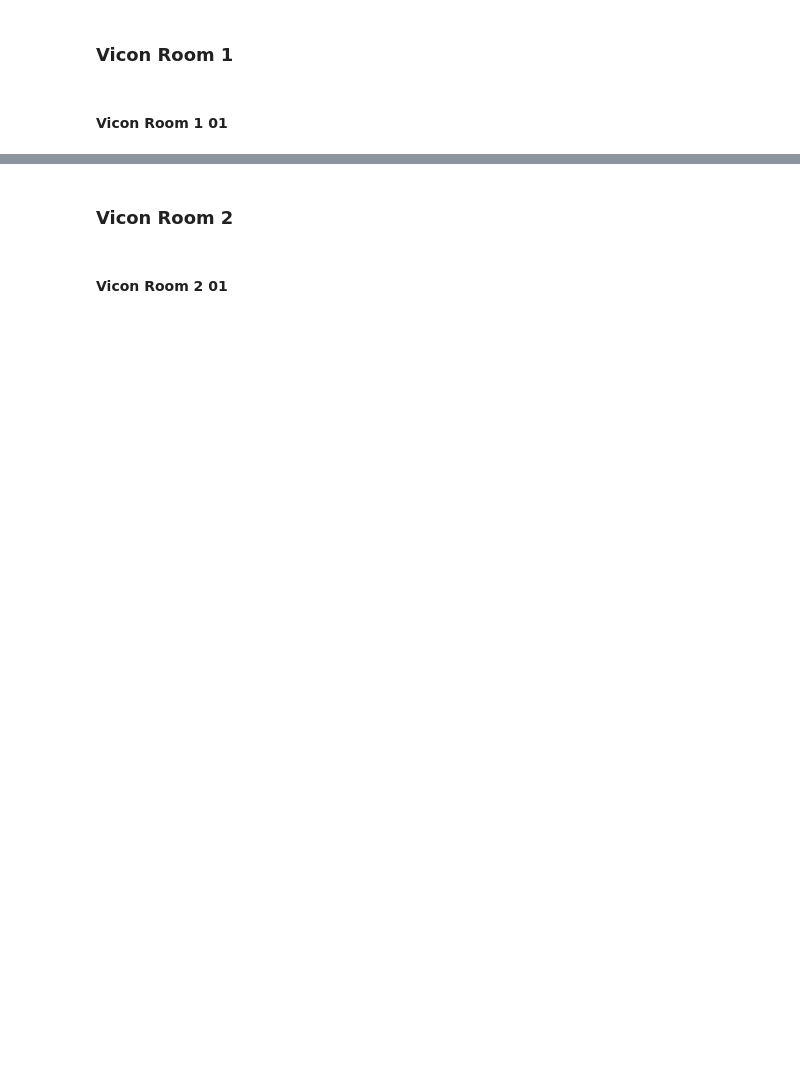
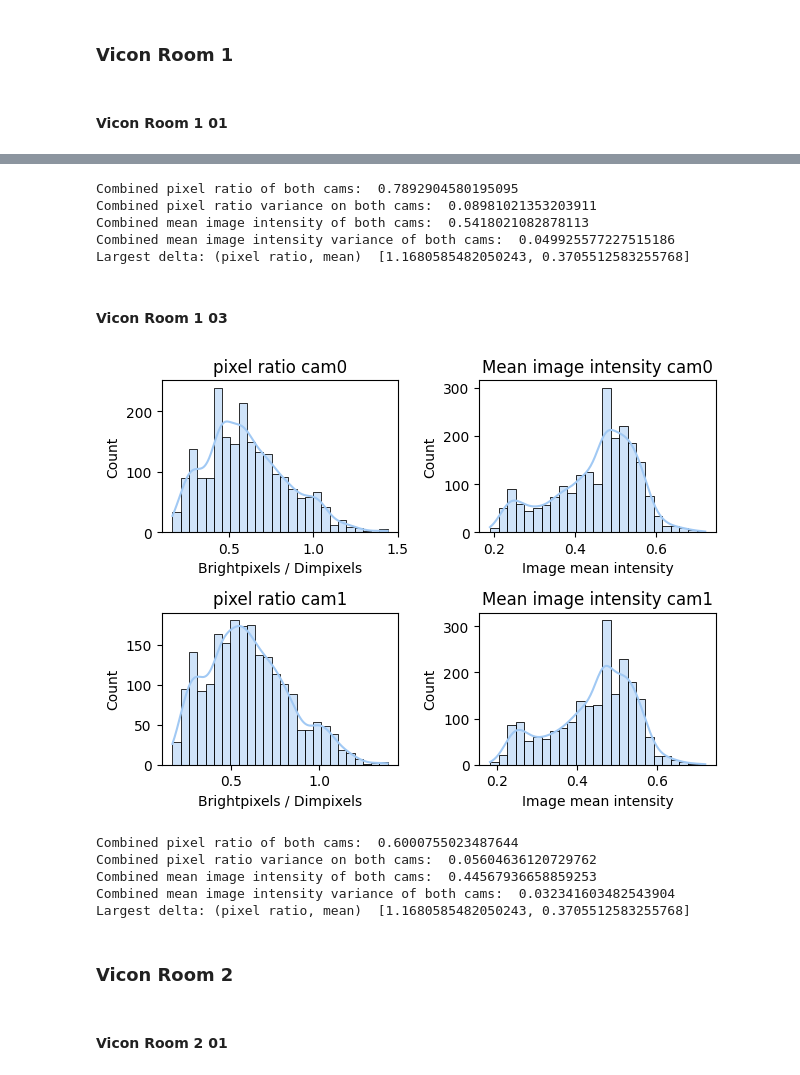
Before and after one commit to tobsthetobs/bsc-dataset-metrics, a Jupyter notebook: deployed/deployed.ipynb, the cells around one changed output, grey strips where cells are left out. Cells and saved outputs as stored; diff of their text form; code cells hidden in the pictures; blank space fills up the shorter version.

```diff
--- a/deployed/deployed.ipynb
+++ b/deployed/deployed.ipynb
@@ -95,3 +152,25 @@ Largest delta: (pixel ratio, mean)  [0.8844428205723737, 0.3705512583255768]
+# %%
+dp.print_euroc_b_metrics(euroc_b_metrics, 6, False)
+# %% [output]
+Combined pixel ratio of both cams:  0.7892904580195095
+Combined pixel ratio variance on both cams:  0.08981021353203911
+Combined mean image intensity of both cams:  0.5418021082878113
+Combined mean image intensity variance of both cams:  0.049925577227515186
+Largest delta: (pixel ratio, mean)  [1.1680585482050243, 0.3705512583255768]
+# %% [markdown]
+#### Vicon Room 1 03
+# %%
+dp.create_b_histogram_euroc(euroc_b_metrics, 7)
+# %% [output]
+[figure, added]
+# %%
+dp.print_euroc_b_metrics(euroc_b_metrics, 7, False)
+# %% [output]
+Combined pixel ratio of both cams:  0.6000755023487644
+Combined pixel ratio variance on both cams:  0.05604636120729762
+Combined mean image intensity of both cams:  0.44567936658859253
+Combined mean image intensity variance of both cams:  0.032341603482543904
+Largest delta: (pixel ratio, mean)  [1.1680585482050243, 0.3705512583255768]
 # %% [markdown]
 ### Vicon Room 2
 # %% [markdown]
```
Also changed, not shown: parts of 33 cells of this notebook, 1 other file.
